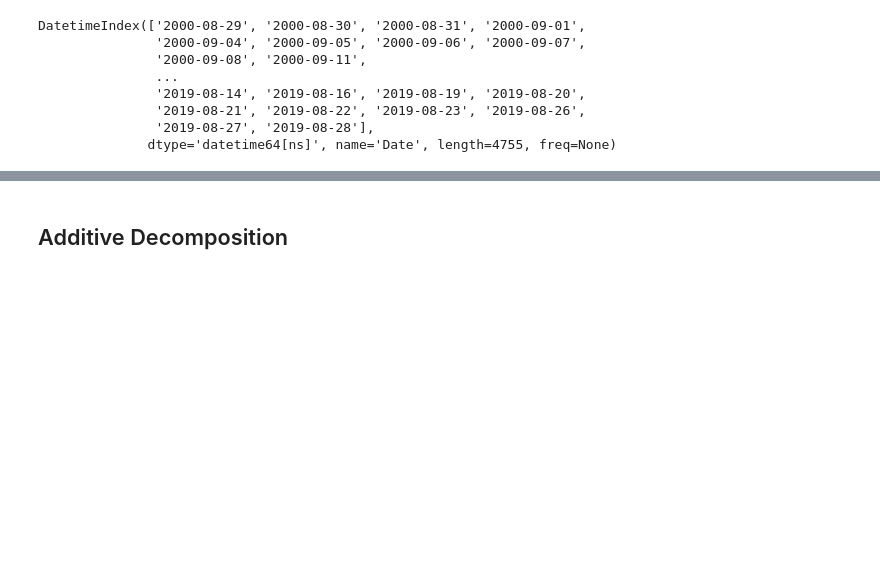
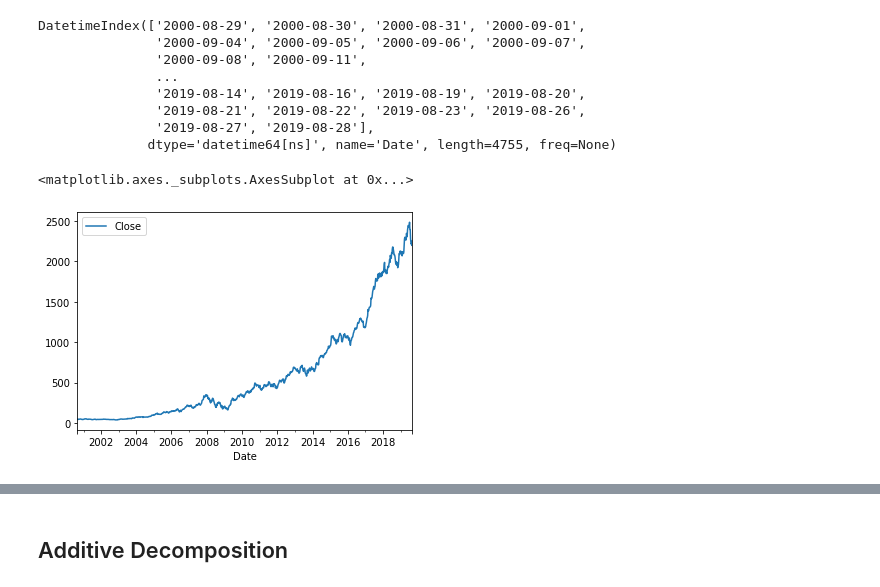
Before and after one commit to NandaCj/data-science-class, a Jupyter notebook: Python/machine_learning/Time_Series_Analysis/StockPrice_TimeSeries_Analysis.ipynb, the cells around one changed output, grey strips where cells are left out. Drawn from its saved outputs; the diff is of its cells as text; code cells hidden in the pictures; blank space fills up the shorter version.

```diff
--- a/Python/machine_learning/Time_Series_Analysis/StockPrice_TimeSeries_Analysis.ipynb
+++ b/Python/machine_learning/Time_Series_Analysis/StockPrice_TimeSeries_Analysis.ipynb
@@ -43,4 +43,8 @@ DatetimeIndex(['2000-08-29', '2000-08-30', '2000-08-31', '2000-09-01',
               dtype='datetime64[ns]', name='Date', length=4755, freq=None)
 # %%
 wkly = hdfc_bank.resample('W').mean()
+wkly.plot(y='Close')
+# %% [output]
+<matplotlib.axes._subplots.AxesSubplot at 0x...>
+[figure, added]
 # %%
```
Also changed, not shown: parts of 3 cells of this notebook, 37 other files.
